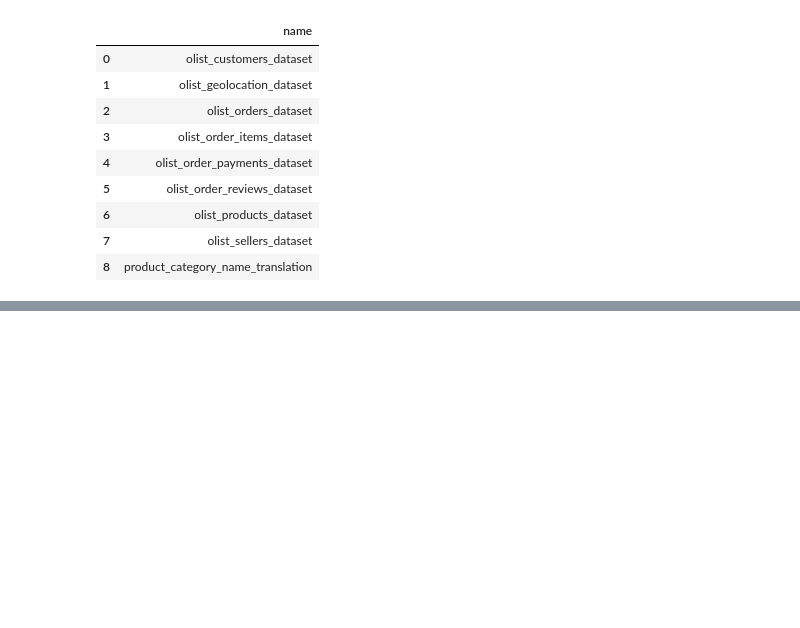
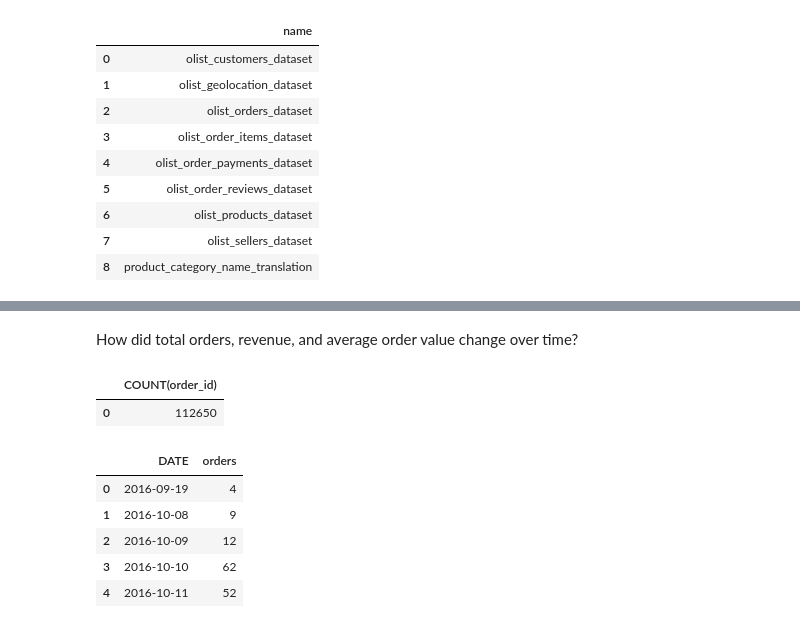
Before and after one commit to dewang002/E-Commerce-Analysis-Olist-, a Jupyter notebook: EDA.ipynb, the cells around one changed output, grey strips where cells are left out. Drawn from its saved outputs; the diff is of its cells as text; code cells hidden in the pictures; blank space fills up the shorter version.

```diff
--- a/EDA.ipynb
+++ b/EDA.ipynb
@@ -43,3 +46,5 @@ order_items
 | 2 | 000229ec398224ef6ca0657da4fc703e | 1 | c777355d18b72b67abbeef9df44fd0fd | 5b51032eddd242adc84c38acab88f23d | 2018-01-18 14:48:30 | 199.00 | 17.87 |
 | 3 | 00024acbcdf0a6daa1e931b038114c75 | 1 | 7634da152a4610f1595efa32f14722fc | 9d7a1d34a5052409006425275ba1c2b4 | 2018-08-15 10:10:18 | 12.99 | 12.79 |
 | 4 | 00042b26cf59d7ce69dfabb4e55b4fd9 | 1 | ac6c3623068f30de03045865e4e10089 | df560393f3a51e74553ab94004ba5c87 | 2017-02-13 13:57:51 | 199.90 | 18.14 |
+# %% [markdown]
+How did total orders, revenue, and average order value change over time?
@@ -45,0 +55,19 @@ order_items
+# %%
+totalorders
+# %% [output]
+|  | COUNT(order_id) |
+| 0 | 112650 |
+# %%
+orderovertime = pd.read_sql_query('''
+SELECT DATE(shipping_limit_date) AS DATE, COUNT(order_id) as orders FROM olist_order_items_dataset
+GROUP BY DATE(shipping_limit_date)
+''', conn);
+df = orderovertime
+df.head()
+# %% [output]
+|  | DATE | orders |
+| 0 | 2016-09-19 | 4 |
+| 1 | 2016-10-08 | 9 |
+| 2 | 2016-10-09 | 12 |
+| 3 | 2016-10-10 | 62 |
+| 4 | 2016-10-11 | 52 |
```
Also changed, not shown: parts of 3 cells of this notebook.
